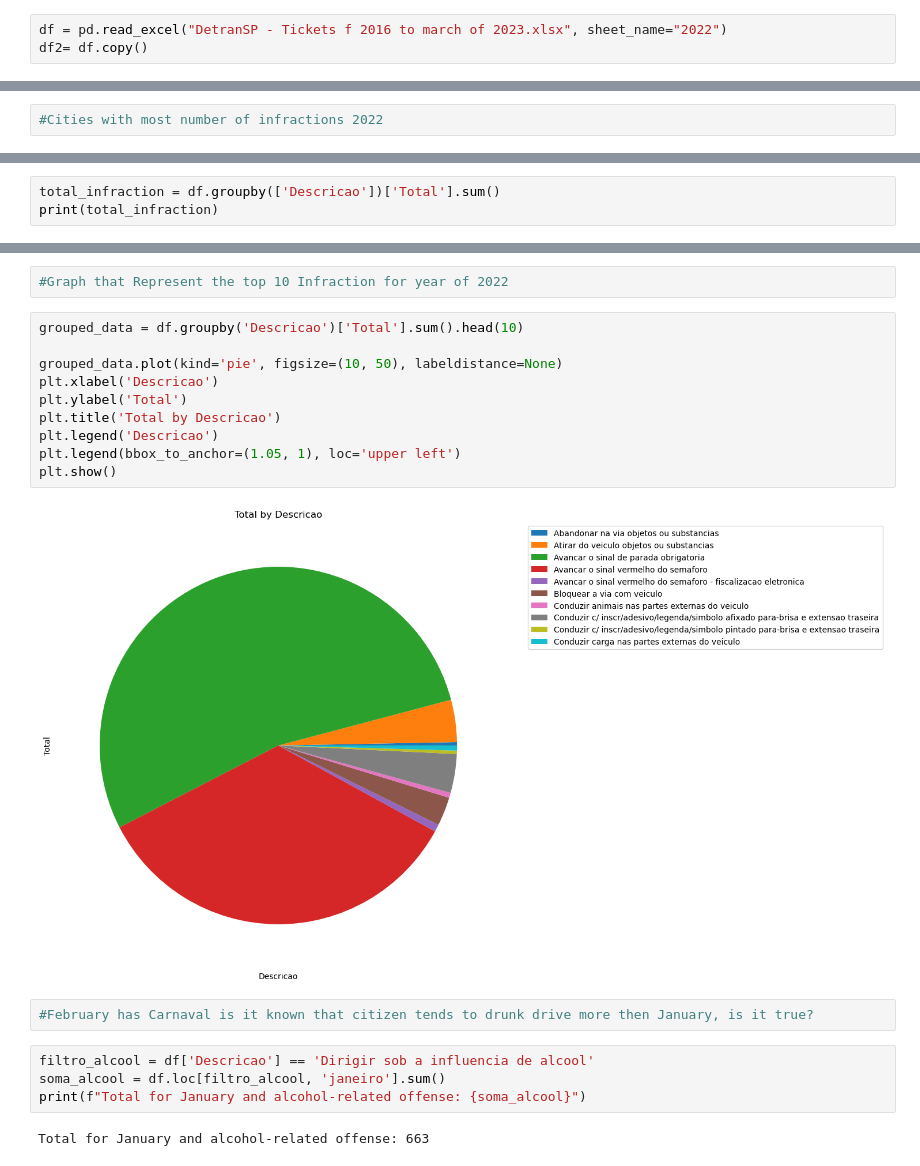
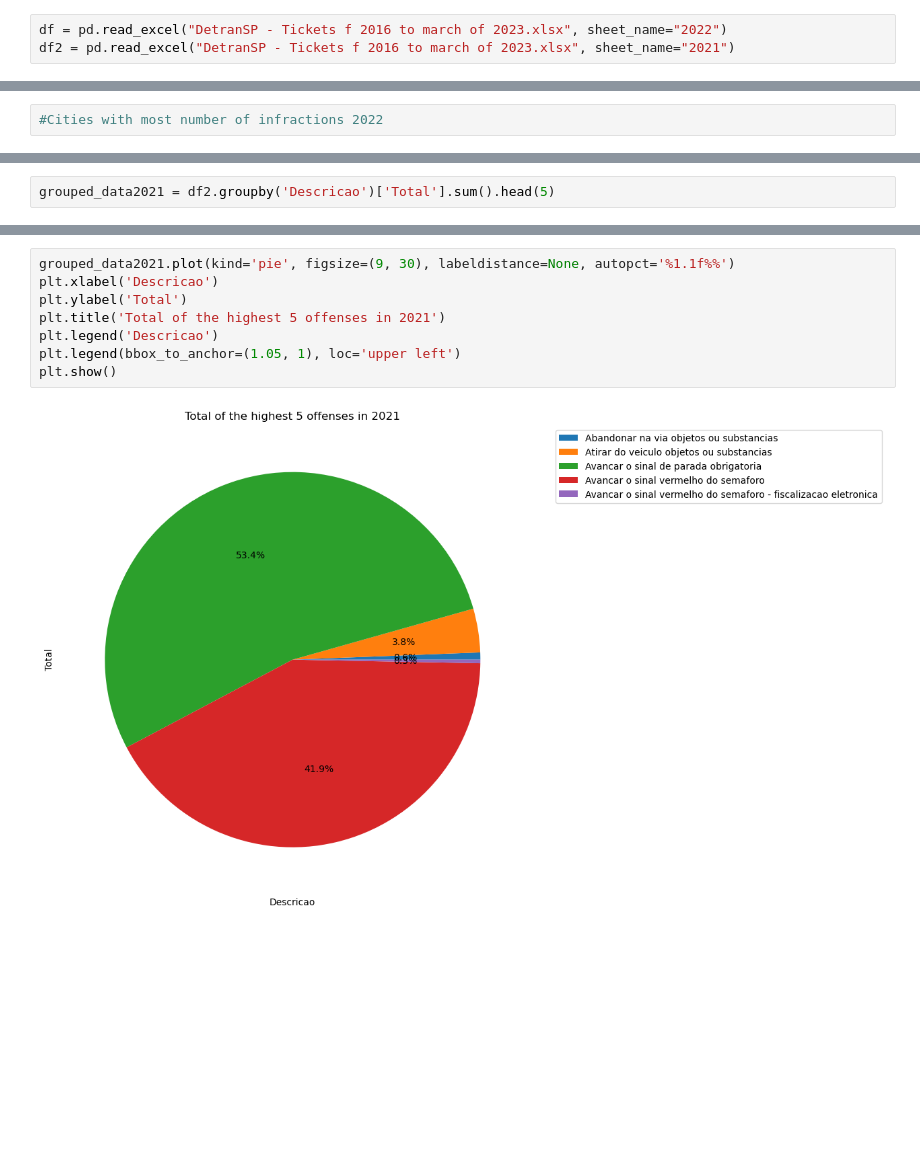
Before and after one commit to acdjsilva/traffic_infractions_sp_2022, a Jupyter notebook: Infraction portifolio.ipynb, the cells around one changed output, grey strips where cells are left out. Cells and saved outputs as stored; diff of their text form; blank space fills up the shorter version.

```diff
--- a/Infraction portifolio.ipynb
+++ b/Infraction portifolio.ipynb
@@ -5,5 +5,5 @@ import matplotlib.pyplot as plt
 import seaborn as sns
 # %%
 df = pd.read_excel("DetranSP - Tickets f 2016 to march of 2023.xlsx", sheet_name="2022")
-df2= df.copy()
+df2 = pd.read_excel("DetranSP - Tickets f 2016 to march of 2023.xlsx", sheet_name="2021")
 # %%
@@ -81,3 +135,2 @@ infraction_city.sort_values(by="Total", ascending=False).tail(10)
 # %%
-total_infraction = df.groupby(['Descricao'])['Total'].sum()
-print(total_infraction)
+grouped_data2021 = df2.groupby('Descricao')['Total'].sum().head(5)
@@ -98,22 +137,10 @@ Name: Total, Length: 321, dtype: int64
-# %%
-#Graph that Represent the top 10 Infraction for year of 2022
 # %%
-grouped_data = df.groupby('Descricao')['Total'].sum().head(10)
-
-grouped_data.plot(kind='pie', figsize=(10, 50), labeldistance=None)
+grouped_data2021.plot(kind='pie', figsize=(9, 30), labeldistance=None, autopct='%1.1f%%')
 plt.xlabel('Descricao')
 plt.ylabel('Total')
-plt.title('Total by Descricao')
+plt.title('Total of the highest 5 offenses in 2021')
 plt.legend('Descricao')
 plt.legend(bbox_to_anchor=(1.05, 1), loc='upper left')
 plt.show()
 # %% [output]
-[figure, old version]
+[figure, new version]
-# %%
-#February has Carnaval is it known that citizen tends to drunk drive more then January, is it true?
-# %%
-filtro_alcool = df['Descricao'] == 'Dirigir sob a influencia de alcool'
-soma_alcool = df.loc[filtro_alcool, 'janeiro'].sum()
-print(f"Total for January and alcohol-related offense: {soma_alcool}")
-# %% [output]
-Total for January and alcohol-related offense: 663
```
Also changed, not shown: parts of 34 cells of this notebook.
